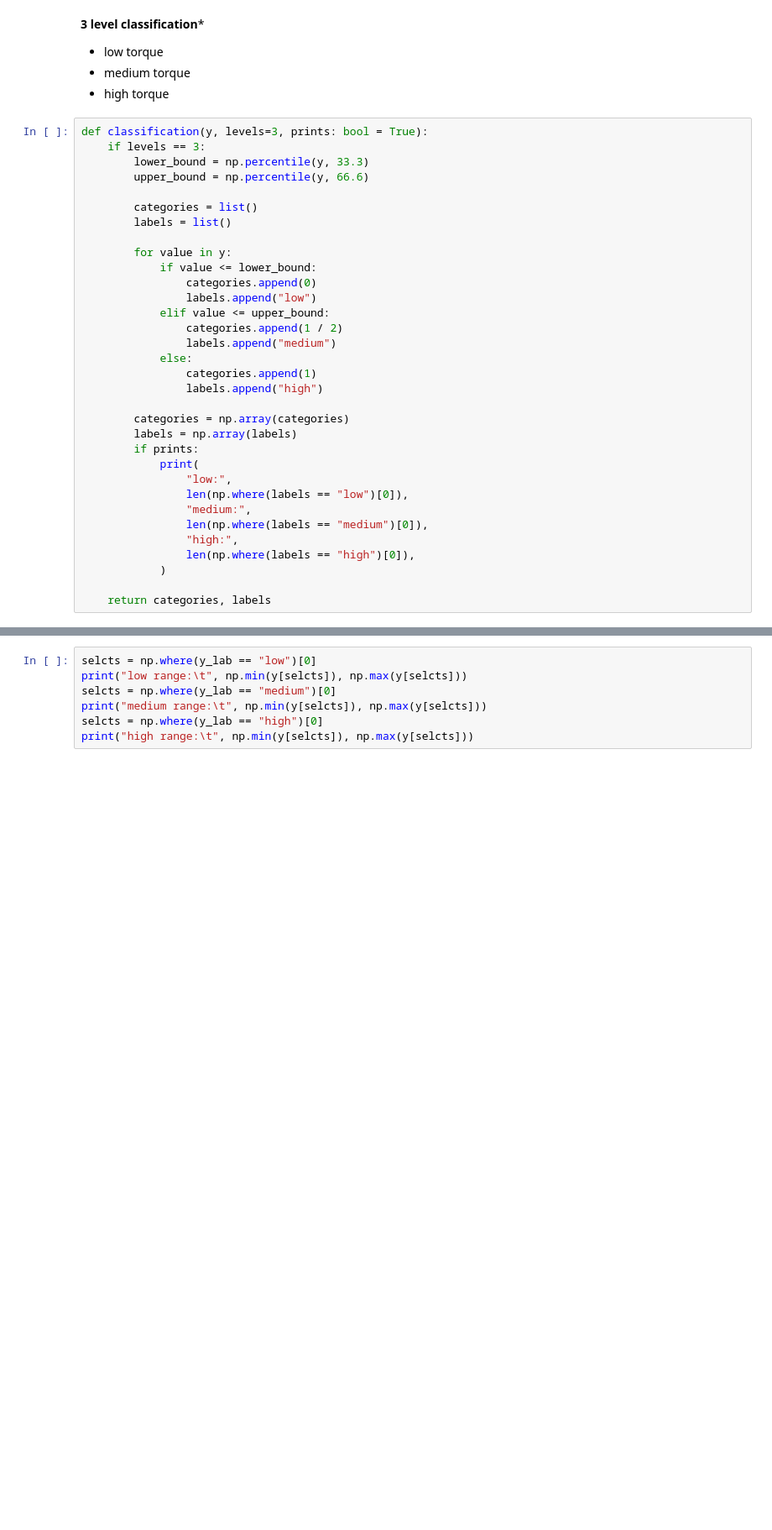
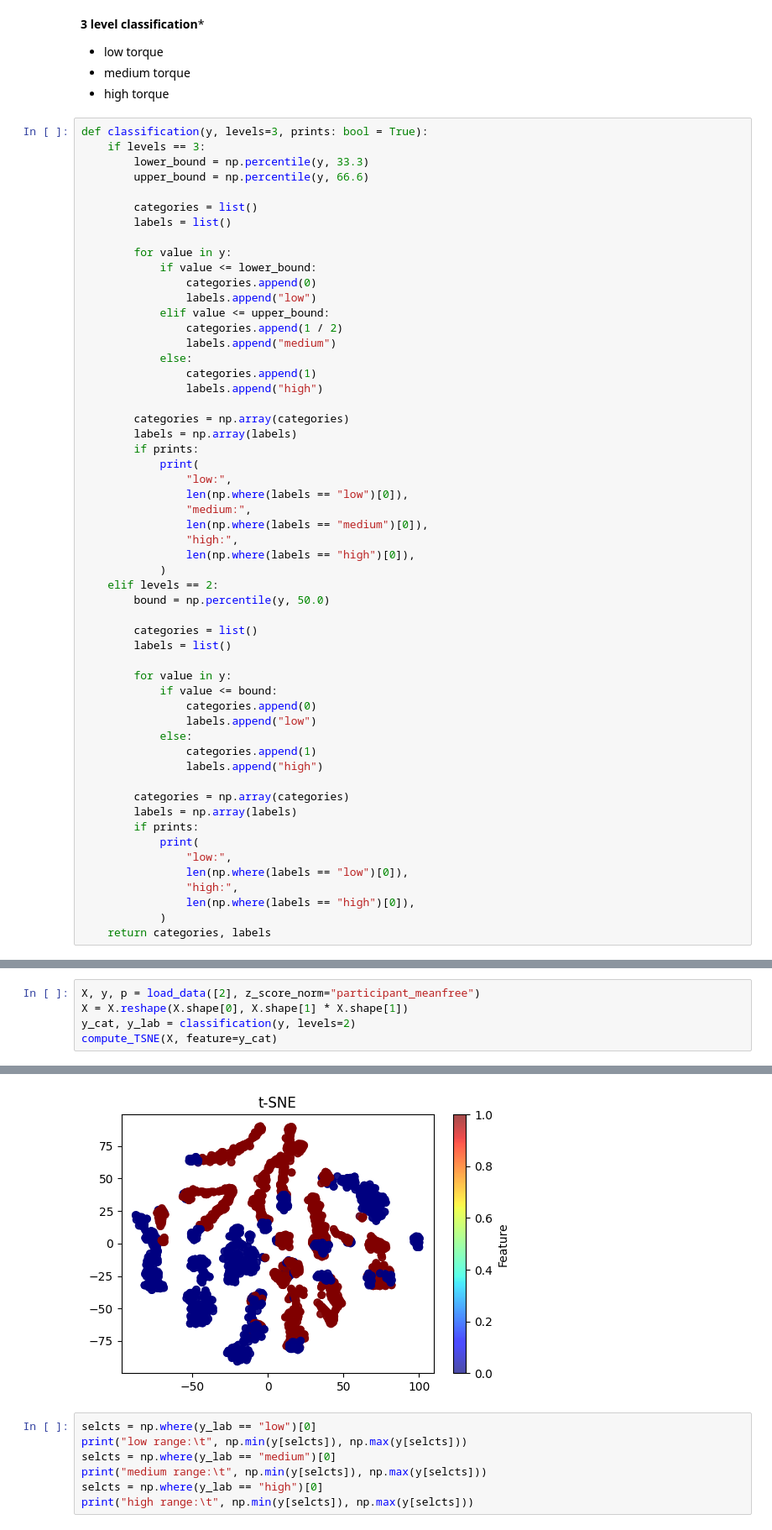
Before and after one commit to EITLabworks/Data-Driven-Force-Estimation-of-the-Thigh-Muscles-using-Electrical-Impedance-Measurements, a Jupyter notebook: classification.ipynb, the cells around one changed output, grey strips where cells are left out. Shown at 84% size. Saved outputs shown, nothing was run; the diff lists cells and outputs as text; blank space fills up the shorter version.

```diff
--- a/classification.ipynb
+++ b/classification.ipynb
@@ -73,6 +73,28 @@ def classification(y, levels=3, prints: bool = True):
                 "high:",
                 len(np.where(labels == "high")[0]),
             )
+    elif levels == 2:
+        bound = np.percentile(y, 50.0)
 
+        categories = list()
+        labels = list()
+
+        for value in y:
+            if value <= bound:
+                categories.append(0)
+                labels.append("low")
+            else:
+                categories.append(1)
+                labels.append("high")
+
+        categories = np.array(categories)
+        labels = np.array(labels)
+        if prints:
+            print(
+                "low:",
+                len(np.where(labels == "low")[0]),
+                "high:",
+                len(np.where(labels == "high")[0]),
+            )
     return categories, labels
 # %%
@@ -81,0 +104,6 @@ low: 8595 medium: 8594 high: 8620
+# %%
+X, y, p = load_data([2], z_score_norm="participant_meanfree")
+X = X.reshape(X.shape[0], X.shape[1] * X.shape[1])
+y_cat, y_lab = classification(y, levels=2)
+compute_TSNE(X, feature=y_cat)
+# %% [output]
@@ -82,3 +114,4 @@ low: 8595 medium: 8594 high: 8620
+[figure, added]
 # %%
 selcts = np.where(y_lab == "low")[0]
 print("low range:\t", np.min(y[selcts]), np.max(y[selcts]))
```
Also changed, not shown: parts of 3 cells of this notebook.
